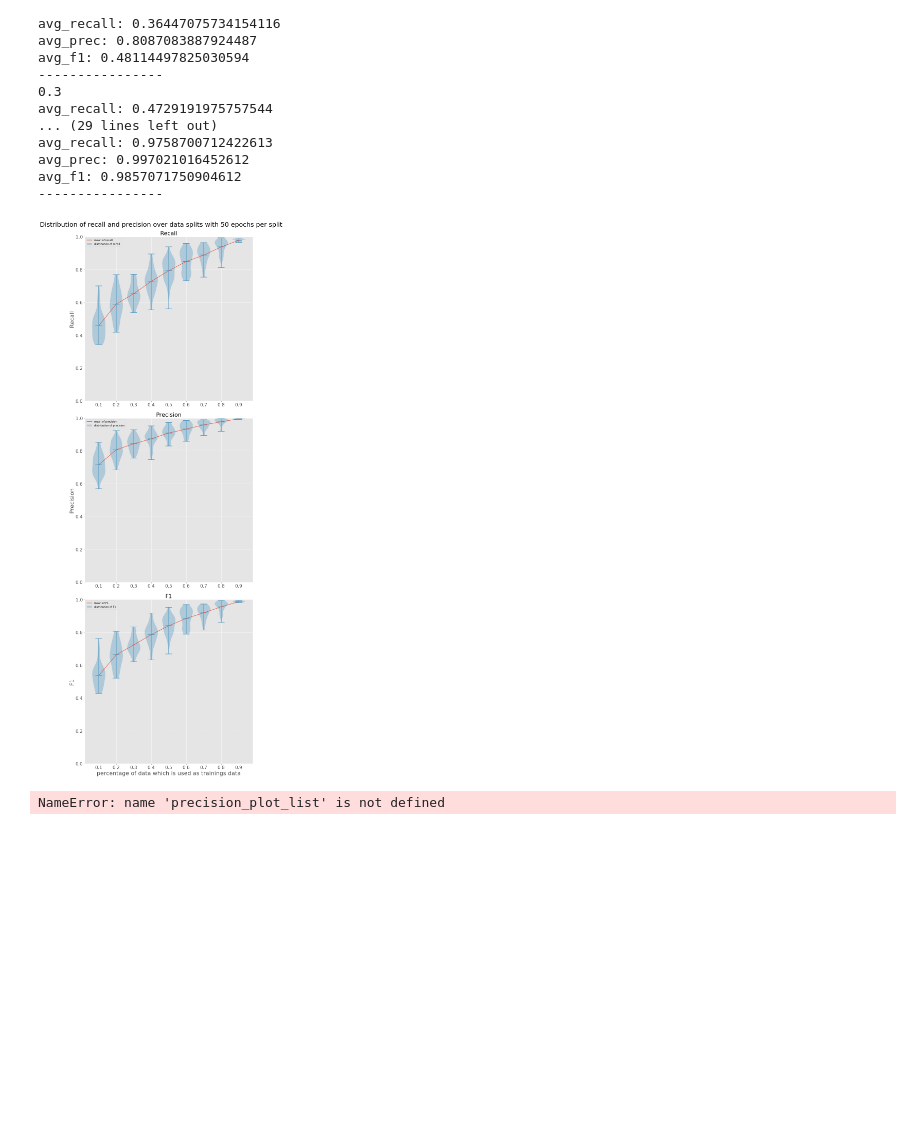
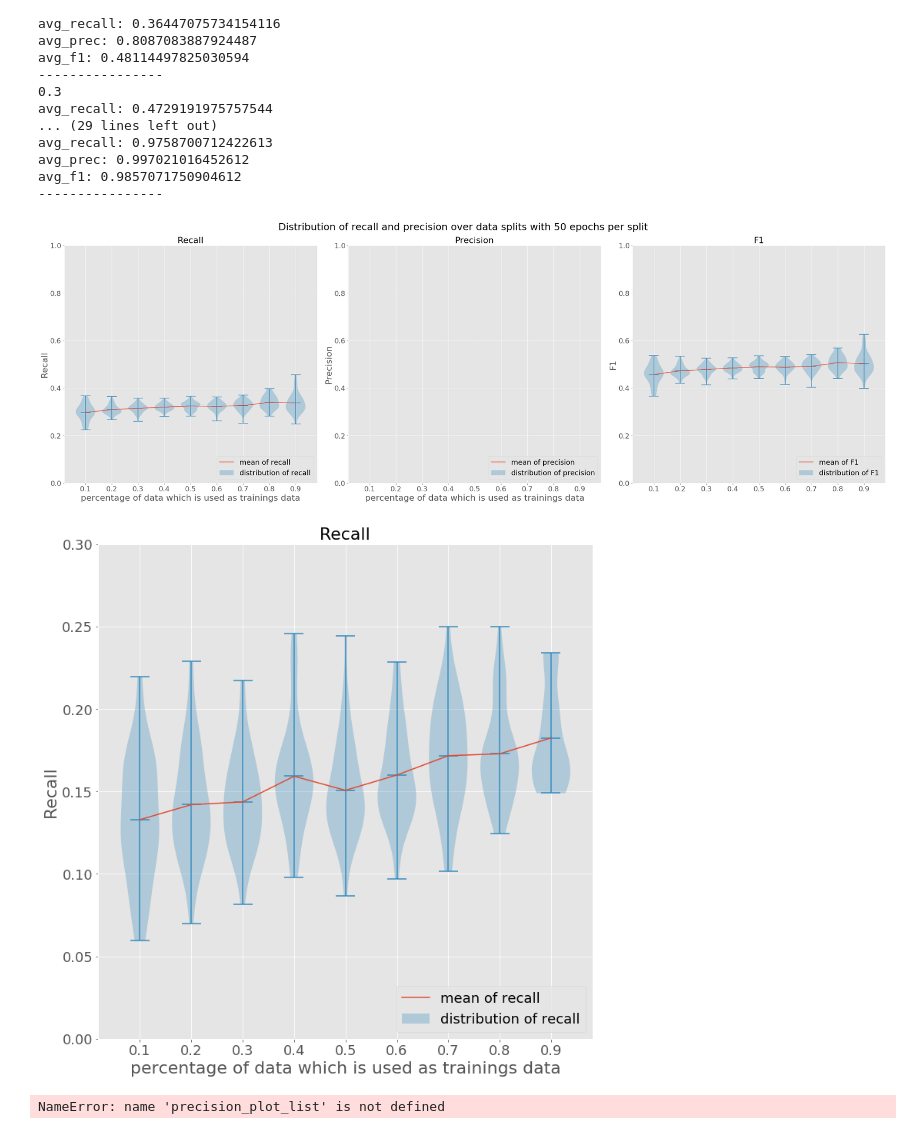
Before and after one commit to Plutorian-Programmer/Bachelor-graduation-project, a Jupyter notebook: code/notebooks/crf_test.ipynb, the cells around one changed output. Drawn from its saved outputs; the diff is of its cells as text; code cells hidden in the pictures; blank space fills up the shorter version.

```diff
--- a/code/notebooks/crf_test.ipynb
+++ b/code/notebooks/crf_test.ipynb
@@ -37,9 +37,9 @@ while True:
     except OverflowError:
         maxInt = int(maxInt/10)
 # %%
-# english_dataframe = pd.read_csv(datapath+"hipe2020/en/HIPE-2022-v2.0-hipe2020-dev-en.tsv", sep = '\t', header = 0, engine="python", comment='#', quoting=csv.QUOTE_NONE)
+english_dataframe = pd.read_csv(datapath+"hipe2020/en/HIPE-2022-v2.0-hipe2020-dev-en.tsv", sep = '\t', header = 0, engine="python", comment='#', quoting=csv.QUOTE_NONE)
 # english_dataframe = pd.read_csv(datapath+"hipe2020/fr/HIPE-2022-v2.0-hipe2020-dev-fr.tsv", sep = '\t', header = 0, engine="python", comment='#', quoting=csv.QUOTE_NONE)
-english_dataframe = pd.read_csv(datapath+"hipe2020/de/HIPE-2022-v2.0-hipe2020-dev-de.tsv", sep = '\t', header = 0, engine="python", comment='#', quoting=csv.QUOTE_NONE)
+# english_dataframe = pd.read_csv(datapath+"hipe2020/de/HIPE-2022-v2.0-hipe2020-dev-de.tsv", sep = '\t', header = 0, engine="python", comment='#', quoting=csv.QUOTE_NONE)
 # %%
 misc_list = english_dataframe["MISC"].to_list()
 # %%
@@ -356,7 +356,7 @@ import matplotlib.pyplot as plt
 import pickle
 map_path = "C:/Users/karst/OneDrive/Documenten/uni/jaar 3 semester 2, het semester dat ik opgaf/Bachelor-graduation-project/code/saved runs/"
 # %%
-with open(map_path + 'performance_dict_max_depth_french.pkl', 'rb') as inp:
+with open(map_path + 'performance_dict_german.pkl', 'rb') as inp:
     performance_dict = pickle.load(inp)
 # %%
 recall_plot_list = []
@@ -367,7 +367,9 @@ for key in performance_dict:
     precision_plot_list.append(performance_dict[key]["avg_prec"])
     f1_plot_list.append(performance_dict[key]["avg_f1"])
 # %%
-fig, axs = plt.subplots(3,1 , constrained_layout=True, figsize=(10,30))
+small_size = 18
+medium_size = 22
+fig, axs = plt.subplots(1,3 , constrained_layout=True, figsize=(30,10))
 # fig = plt.figure(figsize=(20,10))
 # fig.suptitle("Distribution of recall and precision over data splits with 50 epochs per split", fontsize= 16)
 # axs[0]= fig.add_axes([0,0,0.5,1])
@@ -379,47 +381,82 @@ axs[0].violinplot(recall_plot_list, showmeans=True, widths=0.75)
 axs[0].set_xticks([1,2,3,4,5,6,7,8,9])
 axs[0].set_xticklabels(labels)
 axs[0].set_ylim(0,1)
-# axs[0].set_xlabel(xlabel="percentage of data which is used as trainings data")
+axs[0].set_xlabel(xlabel="percentage of data which is used as trainings data")
 axs[0].set_ylabel(ylabel="Recall")
-axs[0].legend(["mean of recall","distribution of recall"], loc="upper left")
+axs[0].legend(["mean of recall","distribution of recall"], loc="lower right", fontsize = small_size)
 axs[0].set_title("Recall")
 
 
 #prec
 axs[1].plot([1,2,3,4,5,6,7,8,9],np.mean(precision_plot_list, axis=1))
 axs[1].violinplot(precision_plot_list, showmeans=True, widths=0.75)
 axs[1].set_xticks([1,2,3,4,5,6,7,8,9])
 axs[1].set_xticklabels(labels)
 axs[1].set_ylim(0,1)
-# axs[1].set_xlabel(xlabel="percentage of data which is used as trainings data")
+axs[1].set_xlabel(xlabel="percentage of data which is used as trainings data")
 axs[1].set_ylabel(ylabel="Precision")
-axs[1].legend(["mean of precision","distribution of precision"], loc="upper left")
+axs[1].legend(["mean of precision","distribution of precision"], loc="lower right", fontsize = small_size)
 axs[1].set_title("Precision")
 
 #f1
 axs[2].plot([1,2,3,4,5,6,7,8,9],np.mean(f1_plot_list, axis=1))
 axs[2].violinplot(f1_plot_list, showmeans=True, widths=0.75)
 axs[2].set_xticks([1,2,3,4,5,6,7,8,9])
 axs[2].set_xticklabels(labels)
 axs[2].set_ylim(0,1)
-axs[2].set_xlabel(xlabel="percentage of data which is used as trainings data")
+# axs[1].set_xlabel(xlabel="percentage of data which is used as trainings data")
 axs[2].set_ylabel(ylabel="F1")
-axs[2].legend(["mean of F1","distribution of F1"], loc="upper left")
+axs[2].legend(["mean of F1","distribution of F1"], loc="lower right", fontsize= small_size)
 axs[2].set_title("F1")
 
 #main
 fig.suptitle("Distribution of recall and precision over data splits with 50 epochs per split", fontsize= 25)
-small_size = 18
-medium_size = 22
+
+# small_size = 18
+# medium_size = 22
 plt.rc("xtick", labelsize = small_size)
 plt.rc("ytick", labelsize = small_size)
 plt.rc("axes", labelsize = medium_size)
 plt.rc("axes", titlesize = medium_size)
+# plt.rc("legend", labelsize= small_size)
 
 
 plt.show()
 # %% [output]
-[figure, old version]
+[figure, new version]
+# %%
+small_size = 18
+medium_size = 22
+fig, axs = plt.subplots(1,1 , constrained_layout=True, figsize=(10,10))
+# fig = plt.figure(figsize=(20,10))
+# fig.suptitle("Distribution of recall and precision over data splits with 50 epochs per split", fontsize= 16)
+# axs[0]= fig.add_axes([0,0,0.5,1])
+labels = [i/10 for i in range(1,10)]
+
+#recall
+axs.plot([1,2,3,4,5,6,7,8,9],np.mean(recall_plot_list, axis=1))
+axs.violinplot(recall_plot_list, showmeans=True, widths=0.75)
+axs.set_xticks([1,2,3,4,5,6,7,8,9])
+axs.set_xticklabels(labels)
+axs.set_ylim(0,1)
+axs.set_xlabel(xlabel="percentage of data which is used as trainings data")
+axs.set_ylabel(ylabel="Recall")
+axs.legend(["mean of recall","distribution of recall"], loc="lower right", fontsize = small_size)
+axs.set_ylim(0, 0.3)
+axs.set_title("Recall")
+
+# small_size = 18
+# medium_size = 22
+plt.rc("xtick", labelsize = small_size)
+plt.rc("ytick", labelsize = small_size)
+plt.rc("axes", labelsize = medium_size)
+plt.rc("axes", titlesize = medium_size)
+# plt.rc("legend", labelsize= small_size)
+
+
+plt.show()
+# %% [output]
+[figure, added]
 # %%
 print(precision_plot_list)
 # %% [output]
```
Also changed, not shown: 1 other file.
